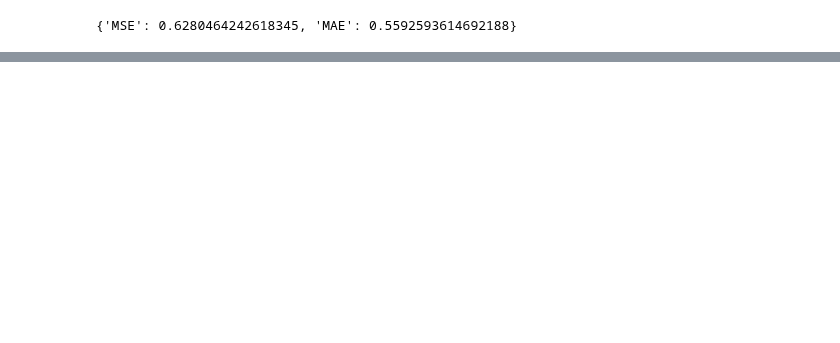
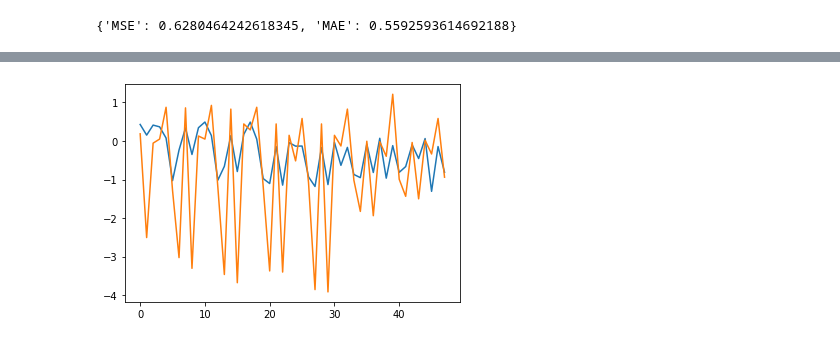
Before and after one commit to plumprc/time-series-analysis, a Jupyter notebook: ts2vec/EDA.ipynb, the cells around one changed output, grey strips where cells are left out. Cells and saved outputs as stored; diff of their text form; code cells hidden in the pictures; blank space fills up the shorter version.

```diff
--- a/ts2vec/EDA.ipynb
+++ b/ts2vec/EDA.ipynb
@@ -66,0 +84,6 @@ plt.show()
+# %%
+plt.plot(pred[711, 6*48:7*48])
+plt.plot(test_labels[711, 6*48:7*48])
+plt.show()
+# %% [output]
+[figure, added]
```
Also changed, not shown: parts of 4 cells of this notebook, 29 other files.
